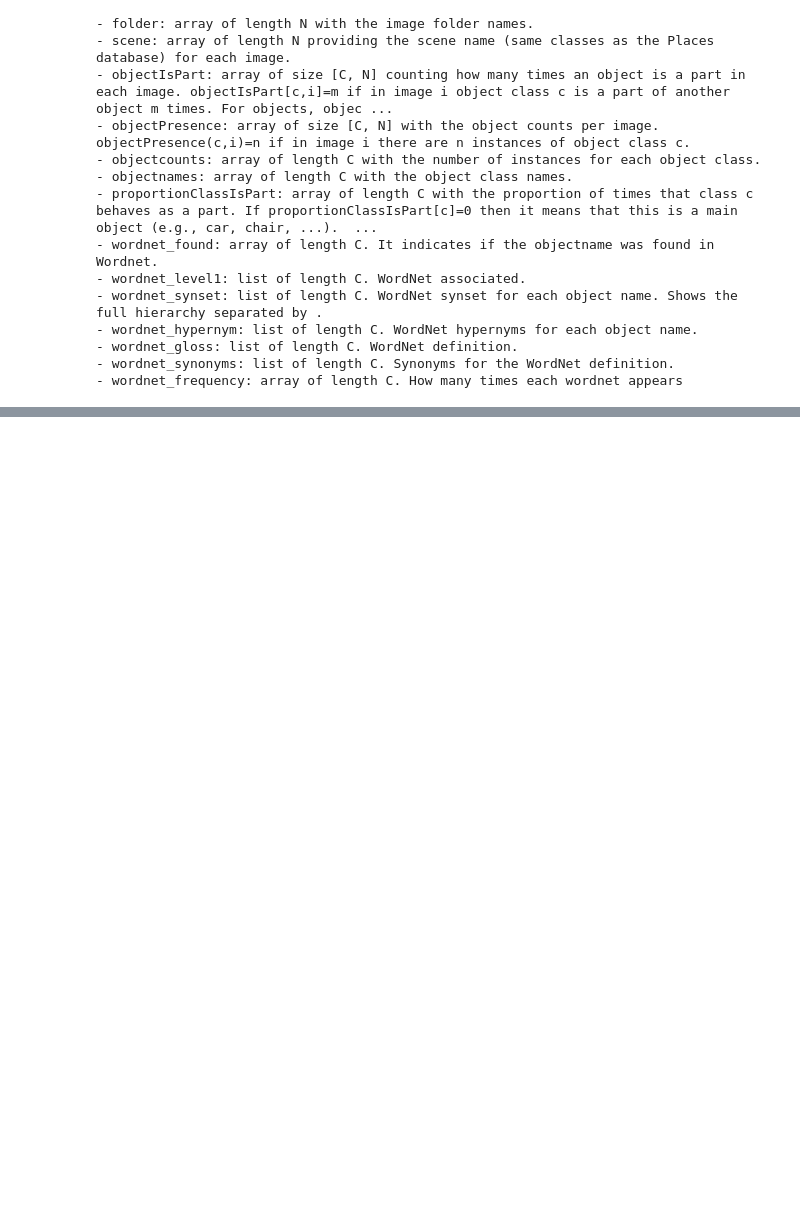
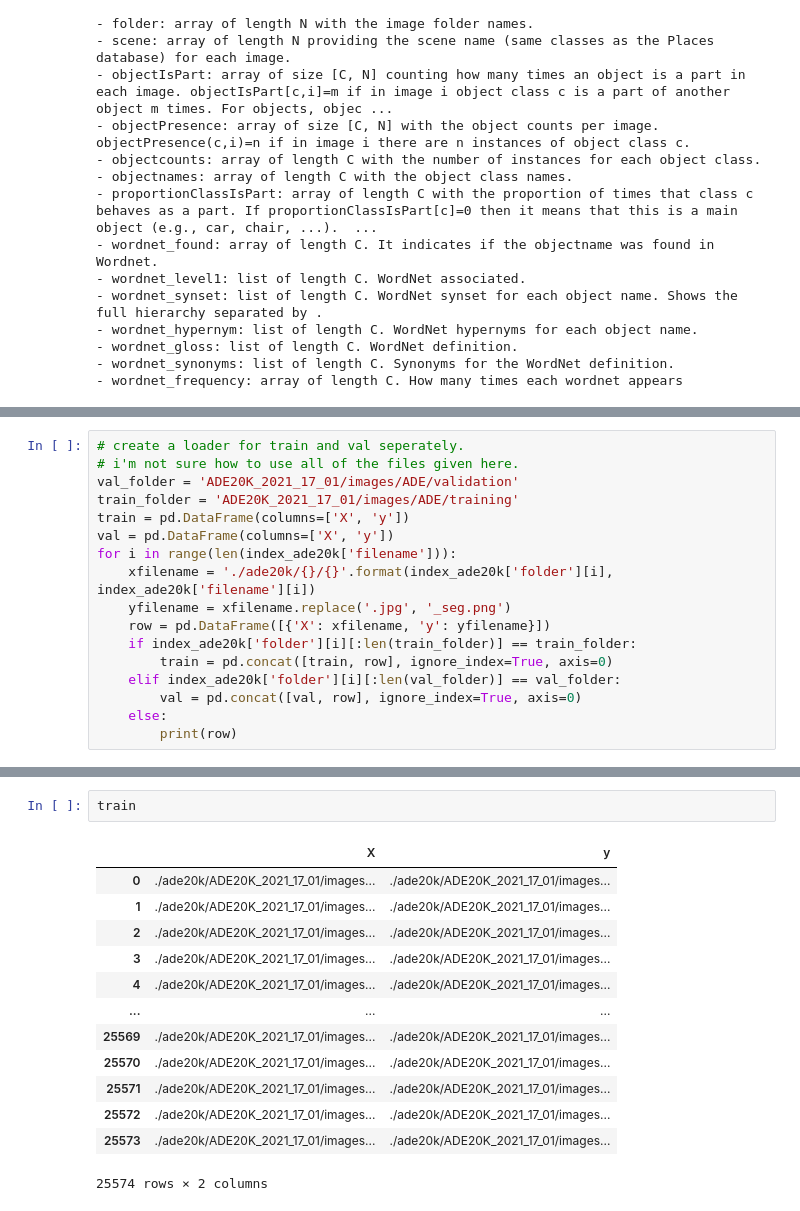
Before and after one commit to projectayre/ayre, a Jupyter notebook: semantic-segmentation/segmentation-ai-experimentation.ipynb, the cells around one changed output, grey strips where cells are left out. Drawn from its saved outputs; the diff is of its cells as text; blank space fills up the shorter version.

```diff
--- a/semantic-segmentation/segmentation-ai-experimentation.ipynb
+++ b/semantic-segmentation/segmentation-ai-experimentation.ipynb
@@ -122,0 +117,17 @@ if len(info['partclass_mask']):
+# %%
+# create a loader for train and val seperately.
+# i'm not sure how to use all of the files given here.
+val_folder = 'ADE20K_2021_17_01/images/ADE/validation'
+train_folder = 'ADE20K_2021_17_01/images/ADE/training'
+train = pd.DataFrame(columns=['X', 'y'])
+val = pd.DataFrame(columns=['X', 'y'])
+for i in range(len(index_ade20k['filename'])):
+    xfilename = './ade20k/{}/{}'.format(index_ade20k['folder'][i], index_ade20k['filename'][i])
+    yfilename = xfilename.replace('.jpg', '_seg.png')
+    row = pd.DataFrame([{'X': xfilename, 'y': yfilename}])
+    if index_ade20k['folder'][i][:len(train_folder)] == train_folder:
+        train = pd.concat([train, row], ignore_index=True, axis=0)
+    elif index_ade20k['folder'][i][:len(val_folder)] == val_folder:
+        val = pd.concat([val, row], ignore_index=True, axis=0)
+    else:
+        print(row)
@@ -122,0 +152,16 @@ if len(info['partclass_mask']):
+# %%
+train
+# %% [output]
+|  | X | y |
+| 0 | ./ade20k/ADE20K_2021_17_01/images... | ./ade20k/ADE20K_2021_17_01/images... |
+| 1 | ./ade20k/ADE20K_2021_17_01/images... | ./ade20k/ADE20K_2021_17_01/images... |
+| 2 | ./ade20k/ADE20K_2021_17_01/images... | ./ade20k/ADE20K_2021_17_01/images... |
+| 3 | ./ade20k/ADE20K_2021_17_01/images... | ./ade20k/ADE20K_2021_17_01/images... |
+| 4 | ./ade20k/ADE20K_2021_17_01/images... | ./ade20k/ADE20K_2021_17_01/images... |
+| ... | ... | ... |
+| 25569 | ./ade20k/ADE20K_2021_17_01/images... | ./ade20k/ADE20K_2021_17_01/images... |
+| 25570 | ./ade20k/ADE20K_2021_17_01/images... | ./ade20k/ADE20K_2021_17_01/images... |
+| 25571 | ./ade20k/ADE20K_2021_17_01/images... | ./ade20k/ADE20K_2021_17_01/images... |
+| 25572 | ./ade20k/ADE20K_2021_17_01/images... | ./ade20k/ADE20K_2021_17_01/images... |
+| 25573 | ./ade20k/ADE20K_2021_17_01/images... | ./ade20k/ADE20K_2021_17_01/images... |
+25574 rows × 2 columns
```
Also changed, not shown: parts of 14 cells of this notebook.
